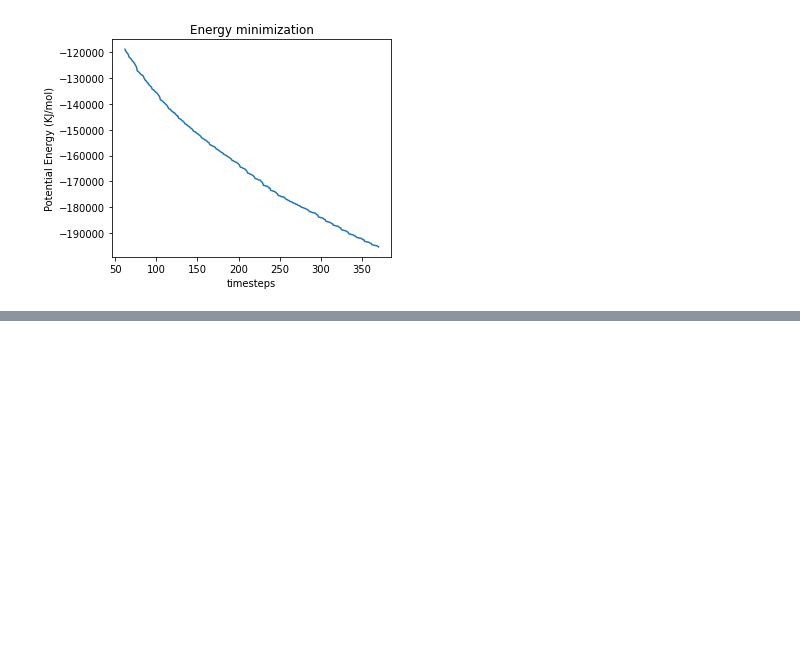
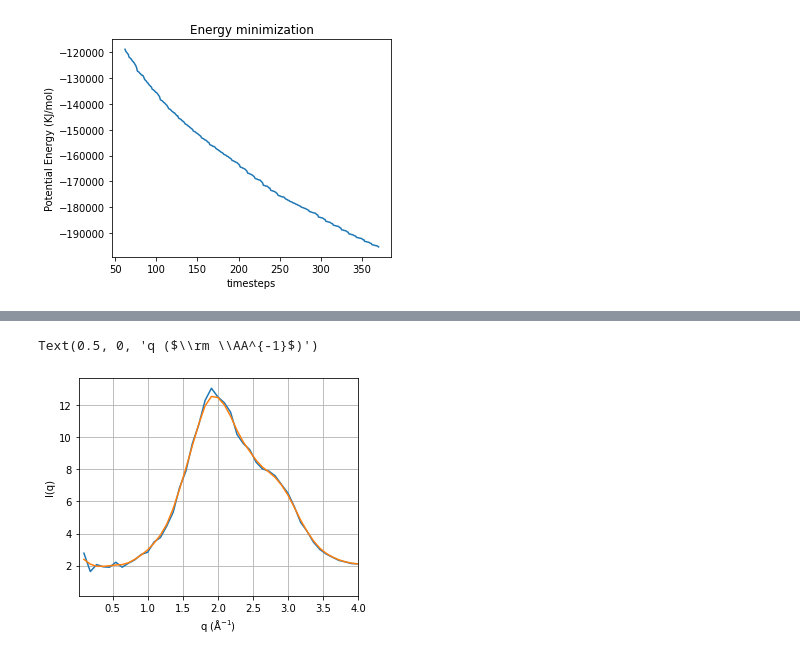
Before and after one commit to fperakis/MD-nix_glycerol_water, a Jupyter notebook: analysis/analysis.ipynb, the cells around one changed output, grey strips where cells are left out. Cells and saved outputs as stored; diff of their text form; code cells hidden in the pictures; blank space fills up the shorter version.

```diff
--- a/analysis/analysis.ipynb
+++ b/analysis/analysis.ipynb
@@ -69,9 +54,15 @@ print(c,"mg/ml")
 # %%
 plt.figure(figsize=[5,4])
 
-filename = "md_density.xvg"
+filename = "../mdf/npt_sq.xvg"
 x,y = load_xvg_file(filename)
-plt.plot(x,y,lw=1.5)
-plt.plot(x,gaussian_filter(y,sigma=20),lw=1.5)
-plt.ylabel('Density (kg/m^3)')
-plt.xlabel('time (ps)')
+plt.plot(x[1:]/10,y[1:])
+plt.plot(x[1:]/10,gaussian_filter(y[1:],sigma=1),lw=1.5)
+plt.xlim(0.02,4)
+#plt.ylim(1.5,4)
+plt.grid()
+plt.ylabel('I(q)')
+plt.xlabel(r'q ($\rm \AA^{-1}$)')
+# %% [output]
+Text(0.5, 0, 'q ($\\rm \\AA^{-1}$)')
+[figure, added]
```
Also changed, not shown: parts of 8 cells of this notebook, 5 other files.
